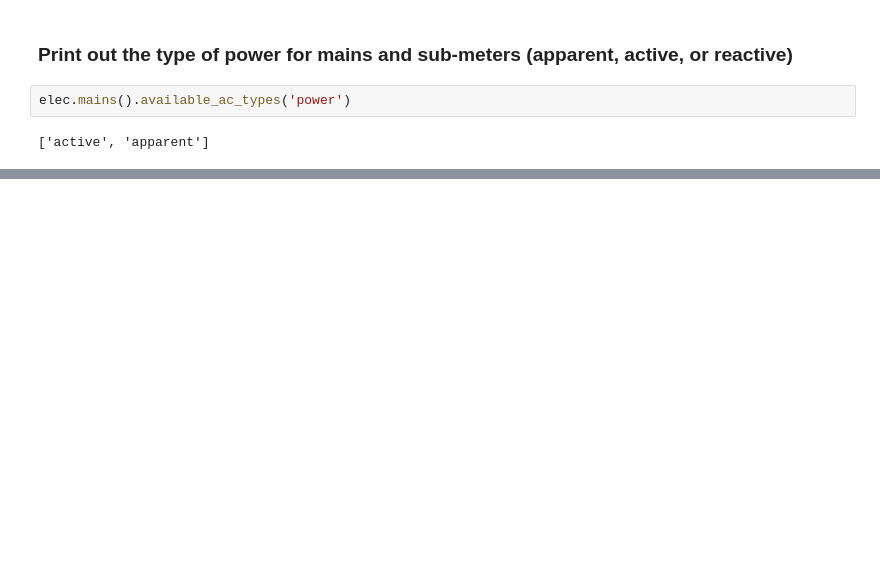
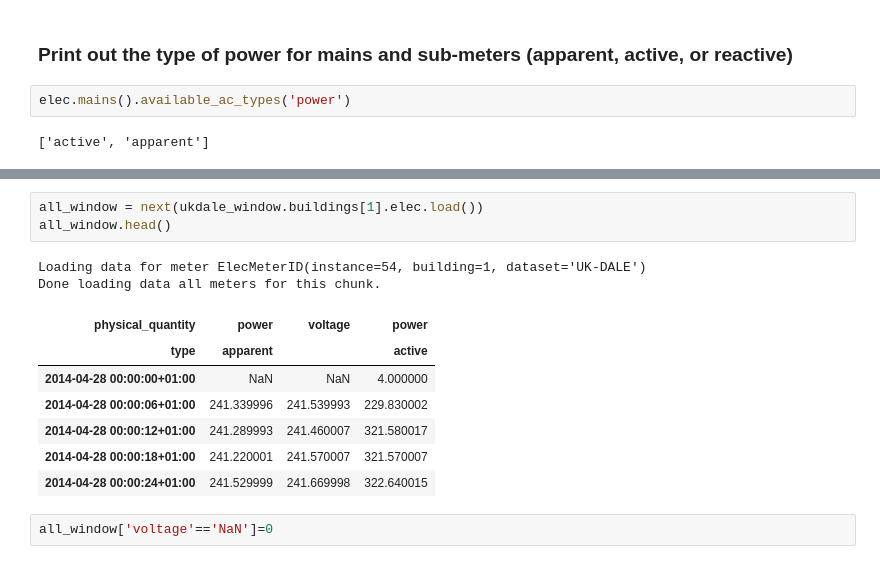
Before and after one commit to ozgurakyazi/Energy-Informatics-Lab-SS2018, a Jupyter notebook: 5-NILMTK/Group_E NILMTK.ipynb, the cells around one changed output, grey strips where cells are left out. Saved outputs shown, nothing was run; the diff lists cells and outputs as text; blank space fills up the shorter version.

```diff
--- a/5-NILMTK/Group_E NILMTK.ipynb
+++ b/5-NILMTK/Group_E NILMTK.ipynb
@@ -53,0 +115,15 @@ elec.submeters().available_ac_types('power')
+# %%
+all_window = next(ukdale_window.buildings[1].elec.load())
+all_window.head()
+# %% [output]
+Loading data for meter ElecMeterID(instance=54, building=1, dataset='UK-DALE')
+Done loading data all meters for this chunk.
+| physical_quantity | power | voltage | power |
+| type | apparent |  | active |
+| 2014-04-28 00:00:00+01:00 | NaN | NaN | 4.000000 |
+| 2014-04-28 00:00:06+01:00 | 241.339996 | 241.539993 | 229.830002 |
+| 2014-04-28 00:00:12+01:00 | 241.289993 | 241.460007 | 321.580017 |
+| 2014-04-28 00:00:18+01:00 | 241.220001 | 241.570007 | 321.570007 |
+| 2014-04-28 00:00:24+01:00 | 241.529999 | 241.669998 | 322.640015 |
+# %%
+all_window['voltage'=='NaN']=0
```
Also changed, not shown: parts of 16 cells of this notebook.
